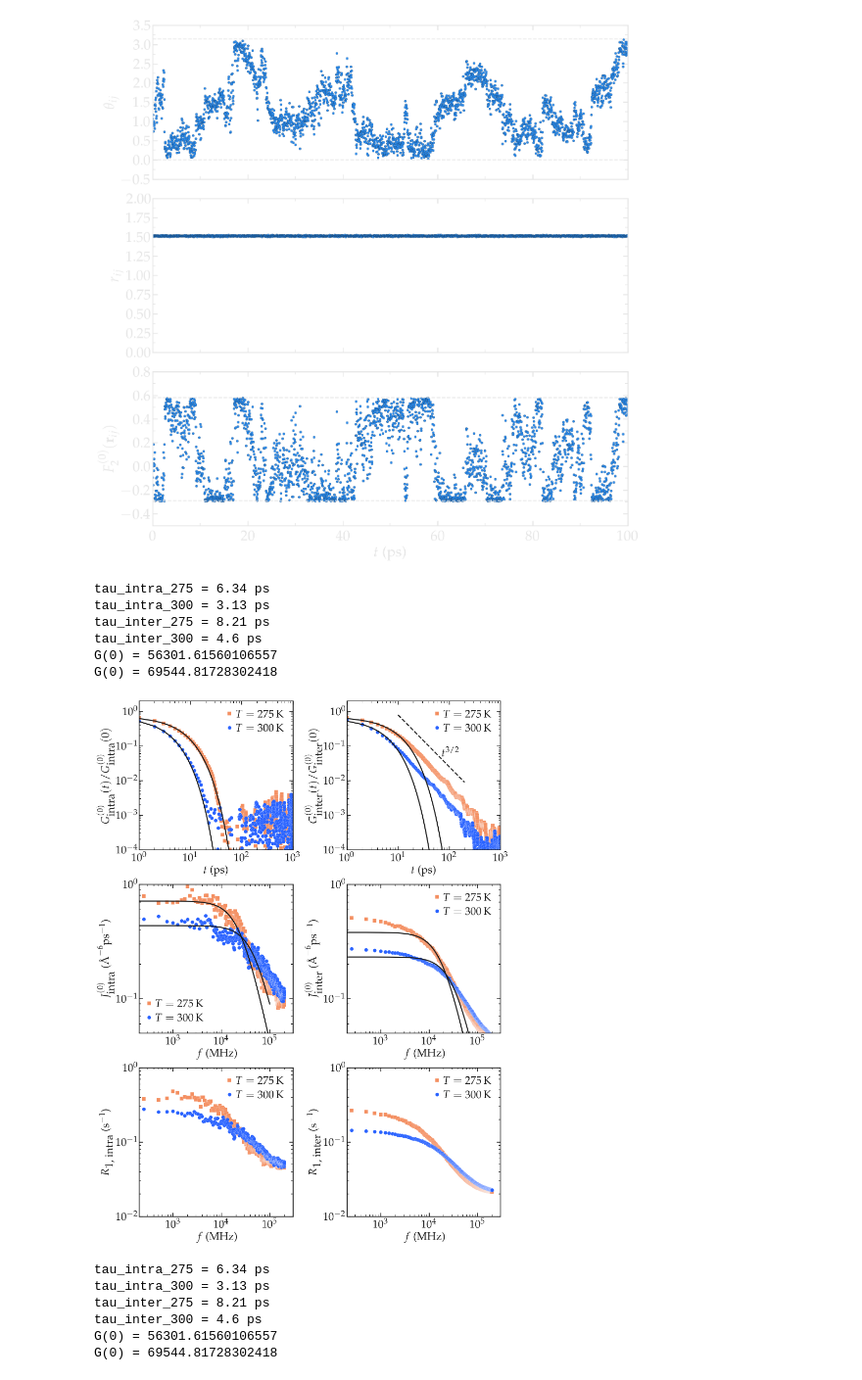
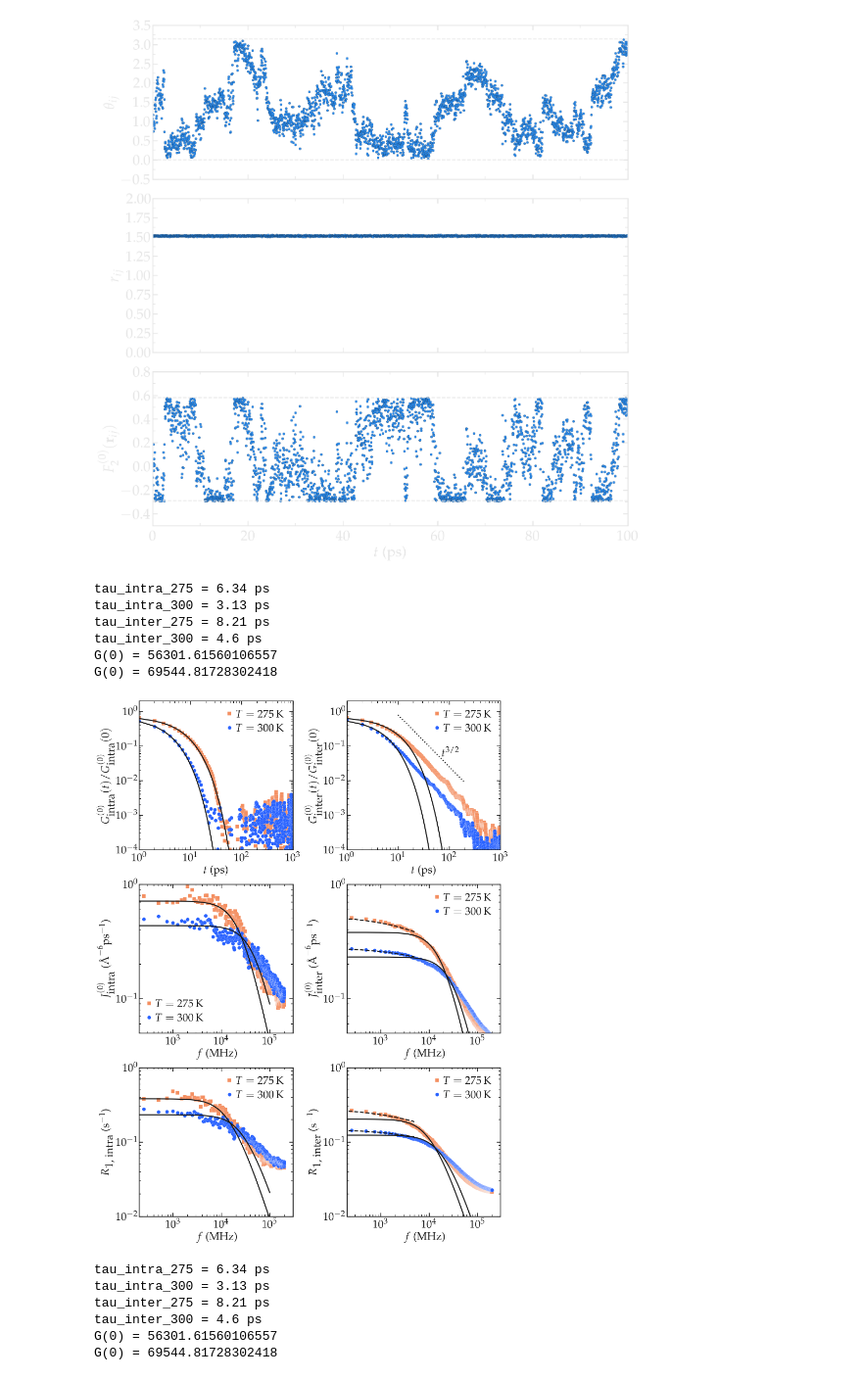
Before and after one commit to simongravelle/nmrformd, a Jupyter notebook: examples/analyse-scripts/bulk-water/illustration.ipynb, the cells around one changed output. Shown at 98% size. Cells and saved outputs as stored; diff of their text form; code cells hidden in the pictures.

```diff
--- a/examples/analyse-scripts/bulk-water/illustration.ipynb
+++ b/examples/analyse-scripts/bulk-water/illustration.ipynb
@@ -338,6 +338,7 @@ else:
     f, R1_intra_275, R1_inter_275 = np.loadtxt("../../treated-data/best-practice/bulk-water/R1-illustration-275.dat").T
 # %%
 from scipy.optimize import curve_fit
+K = 6.422e-49
 def correlation1(x, a, b):
     # b is tau_c
     return a * np.exp(-x/b)
@@ -348,6 +349,19 @@ def spectrum1(x, a, b):
     # b is tau_c in ps
     # x in MHz
     return 2*a*b/(1+(2*np.pi*x*b)**2)
+def spectrum2(x, a, b, c):
+    # a is k in m/s
+    # b is r in m
+    # c is D in m2/s
+    # x is in MHz
+    # output is unitless
+    return (a*b/c)/(1+a*b/c+b*np.sqrt(2*np.pi*x*1e6/c))
+def spectrum3(x, a, b, c):
+    # a is a parameter
+    # b is a parameter
+    # c is a parameter
+    # x is in MHz
+    return a / (1+b+c*np.sqrt(2*np.pi*x*1e6))
 # %%
 # Correlation function
 for mode, mygray, edge, myblue in zip(['light', 'dark'], [lightgray, darkgray], [black, white], [myblue_light, myblue_dark]):
@@ -383,7 +397,7 @@ for mode, mygray, edge, myblue in zip(['light', 'dark'], [lightgray, darkgray],
     ax1.loglog(t, correlation1(t, *popt), '-', linewidth=3, color=mygray)
     tau_inter_300 = popt[1]
     print("tau_inter_300 =",np.round(tau_inter_300,2),"ps")
-    ax1.loglog(t[10:200], power_law(t[10:200], 25), '--', linewidth=3, color=mygray)
+    ax1.loglog(t[10:200], power_law(t[10:200], 25), ':', linewidth=3, color=mygray)
     ax1.text(71, 0.05, r'$t^{3/2}$', fontsize = fontsize, color = mygray)
     tau = popt[1]
     figure_improvement(ax1, mygray, font, fontsize,
@@ -396,9 +410,9 @@ for mode, mygray, edge, myblue in zip(['light', 'dark'], [lightgray, darkgray],
     ax1.loglog(f[f<=2e5], 1e12*J_intra_300[f<=2e5], 'o', markersize=msize, markeredgecolor=edge, markeredgewidth=0.2, color=myblue, label=r'$T = 300$\,K')
     # Fitting
     print("G(0) =", np.mean(1e12*J_intra_275[:400][:40])*1e6/tau_intra_275/2)
-    ax1.loglog(f[:400], spectrum1(f[:400], np.mean(1e12*J_intra_275[:400][:40])/tau_intra_275/2, tau_intra_275/1e6), '-', linewidth=3, color=mygray)
+    ax1.loglog(f[:400], spectrum1(f[:400], np.mean(1e12*J_intra_275[:400][:40])*1e6/tau_intra_275/2, tau_intra_275/1e6), '-', linewidth=3, color=mygray)
     print("G(0) =", np.mean(1e12*J_intra_300[:400][:40])*1e6/tau_intra_300/2)
-    ax1.loglog(f[:400], spectrum1(f[:400], np.mean(1e12*J_intra_300[:400][:40])/tau_intra_300/2, tau_intra_300/1e6), '-', linewidth=3, color=mygray)
+    ax1.loglog(f[:400], spectrum1(f[:400], np.mean(1e12*J_intra_300[:400][:40])*1e6/tau_intra_300/2, tau_intra_300/1e6), '-', linewidth=3, color=mygray)
     figure_improvement(ax1, mygray, font, fontsize,
                        xlabel=r"$f$ (MHz)", ylabel=r'$J_\textrm{intra}^{(0)}$ ($\mathrm{\AA}^{-6}$ps$^{-1}$)',
                        xlim=(2e2, 3e5), ylim=(5e-2, 1))
@@ -408,37 +422,65 @@ for mode, mygray, edge, myblue in zip(['light', 'dark'], [lightgray, darkgray],
     ax1.loglog(f[f<=2e5], 1e12*J_inter_275[f<=2e5], 's', markersize=msize, markeredgecolor=edge, markeredgewidth=0.2, color=myred, label=r'$T = 275$\,K')
     ax1.loglog(f[f<=2e5], 1e12*J_inter_300[f<=2e5], 'o', markersize=msize, markeredgecolor=edge, markeredgewidth=0.2, color=myblue, label=r'$T = 300$\,K')
 
-    ax1.loglog(f[:400], spectrum1(f[:400], np.mean(1e12*J_inter_275[:400][:40])/tau_inter_275/2, tau_inter_275/1e6), '-', linewidth=3, color=mygray)
-    ax1.loglog(f[:400], spectrum1(f[:400], np.mean(1e12*J_inter_300[:400][:40])/tau_inter_300/2, tau_inter_300/1e6), '-', linewidth=3, color=mygray)
+    ax1.loglog(f[:400], spectrum1(f[:400], np.mean(1e12*J_inter_275[:400][:40])*1e6/tau_inter_275/2, tau_inter_275/1e6), '-', linewidth=3, color=mygray)
+    ax1.loglog(f[:400], spectrum1(f[:400], np.mean(1e12*J_inter_300[:400][:40])*1e6/tau_inter_300/2, tau_inter_300/1e6), '-', linewidth=3, color=mygray)
+
+    popt, pcov = curve_fit(spectrum3, f[f<=5e3], 1e12*J_inter_275[f<=5e3])
+    spectrum_inter_275 = spectrum3(f[f<=5e3], *popt)
+    spectrum_inter_275_bis = spectrum3(2*f[f<=5e3], *popt)
+    ax1.loglog(f[f<=5e3], spectrum_inter_275, '--', linewidth=3, color=mygray)
+
+    popt, pcov = curve_fit(spectrum3, f[f<=5e3], 1e12*J_inter_300[f<=5e3], p0 = [5.29068570e+00, 8.72098406e+00, 2.28414075e-05])
+    spectrum_inter_300 = spectrum3(f[f<=5e3], *popt)
+    spectrum_inter_300_bis = spectrum3(2*f[f<=5e3], *popt)
+    ax1.loglog(f[f<=5e3], spectrum_inter_300, '--', linewidth=3, color=mygray)
 
     figure_improvement(ax1, mygray, font, fontsize,
                        xlabel=r"$f$ (MHz)", ylabel=r'$J_\textrm{inter}^{(0)}$ ($\mathrm{\AA}^{-6}$ps$^{-1}$)',
                        xlim=(2e2, 3e5), ylim=(5e-2, 1))
 
     # panel E
     ax1 = fig.add_subplot(325)
     ax1.loglog(f[f<=2e5], R1_intra_275[f<=2e5], 's', markersize=msize, markeredgecolor=edge, markeredgewidth=0.2, color=myred, label=r'$T = 275$\,K')
     ax1.loglog(f[f<=2e5], R1_intra_300[f<=2e5], 'o', markersize=msize, markeredgecolor=edge, markeredgewidth=0.2, color=myblue, label=r'$T = 300$\,K')
     figure_improvement(ax1, mygray, font, fontsize,
                        xlabel=r"$f$ (MHz)", ylabel=r'$R_\textrm{1, intra}$ (s$^{-1}$)',
                        xlim=(2e2, 3e5), ylim=(0.01, 1))
 
+    J1 = spectrum1(f[:400], np.mean(1e12*J_intra_275[:400][:40])*1e6/tau_intra_275/2, tau_intra_275/1e6)
+    J2 =  4*spectrum1(2*f[:400], np.mean(1e12*J_intra_275[:400][:40])*1e6/tau_intra_275/2, tau_intra_275/1e6)
+    ax1.loglog(f[:400], K/6 * (J1 + J2) * (1e10)**6*(1e-12)**1, '-', linewidth=3, color=mygray)
+    J1 = spectrum1(f[:400], np.mean(1e12*J_intra_300[:400][:40])*1e6/tau_intra_300/2, tau_intra_300/1e6)
+    J2 =  4*spectrum1(2*f[:400], np.mean(1e12*J_intra_300[:400][:40])*1e6/tau_intra_300/2, tau_intra_300/1e6)
+    ax1.loglog(f[:400], K/6 * (J1 + J2) * (1e10)**6*(1e-12)**1, '-', linewidth=3, color=mygray)
+
     # panel F
     ax1 = fig.add_subplot(326)
     ax1.loglog(f[f<=2e5], R1_inter_275[f<=2e5], 's', markersize=msize, markeredgecolor=edge, markeredgewidth=0.2, color=myred, label=r'$T = 275$\,K')
     ax1.loglog(f[f<=2e5], R1_inter_300[f<=2e5], 'o', markersize=msize, markeredgecolor=edge, markeredgewidth=0.2, color=myblue, label=r'$T = 300$\,K')
     figure_improvement(ax1, mygray, font, fontsize,
                        xlabel=r"$f$ (MHz)", ylabel=r'$R_\textrm{1, inter}$ (s$^{-1}$)',
                        xlim=(2e2, 3e5), ylim=(0.01, 1))
+
+    J1 = spectrum1(f[:400], np.mean(1e12*J_inter_275[:400][:40])*1e6/tau_inter_275/2, tau_inter_275/1e6)
+    J2 =  4*spectrum1(2*f[:400], np.mean(1e12*J_inter_275[:400][:40])*1e6/tau_inter_275/2, tau_inter_275/1e6)
+    ax1.loglog(f[:400], K/6 * (J1 + J2) * (1e10)**6*(1e-12)**1, '-', linewidth=3, color=mygray)
+    J1 = spectrum1(f[:400], np.mean(1e12*J_inter_300[:400][:40])*1e6/tau_inter_300/2, tau_inter_300/1e6)
+    J2 =  4*spectrum1(2*f[:400], np.mean(1e12*J_inter_300[:400][:40])*1e6/tau_inter_300/2, tau_inter_300/1e6)
+    ax1.loglog(f[:400], K/6 * (J1 + J2) * (1e10)**6*(1e-12)**1, '-', linewidth=3, color=mygray)
+
+    ax1.loglog(f[f<=5e3], K/6 * (spectrum_inter_275 + 4*spectrum_inter_275_bis) * (1e10)**6*(1e-12)**1, '--', linewidth=3, color=mygray)
+    ax1.loglog(f[f<=5e3], K/6 * (spectrum_inter_300 + 4*spectrum_inter_300_bis) * (1e10)**6*(1e-12)**1, '--', linewidth=3, color=mygray)
+
     save_figure(plt, fig, mode, name='best-practices/gij-R1-illustration', save=True)
 # %% [output]
 tau_intra_275 = 6.34 ps
 tau_intra_300 = 3.13 ps
 tau_inter_275 = 8.21 ps
 tau_inter_300 = 4.6 ps
 G(0) = 56301.61560106557
 G(0) = 69544.81728302418
-[figure, old version]
+[figure, new version]
 tau_intra_275 = 6.34 ps
 tau_intra_300 = 3.13 ps
 tau_inter_275 = 8.21 ps
```
Also changed, not shown: parts of 3 cells of this notebook, 4 other files.
